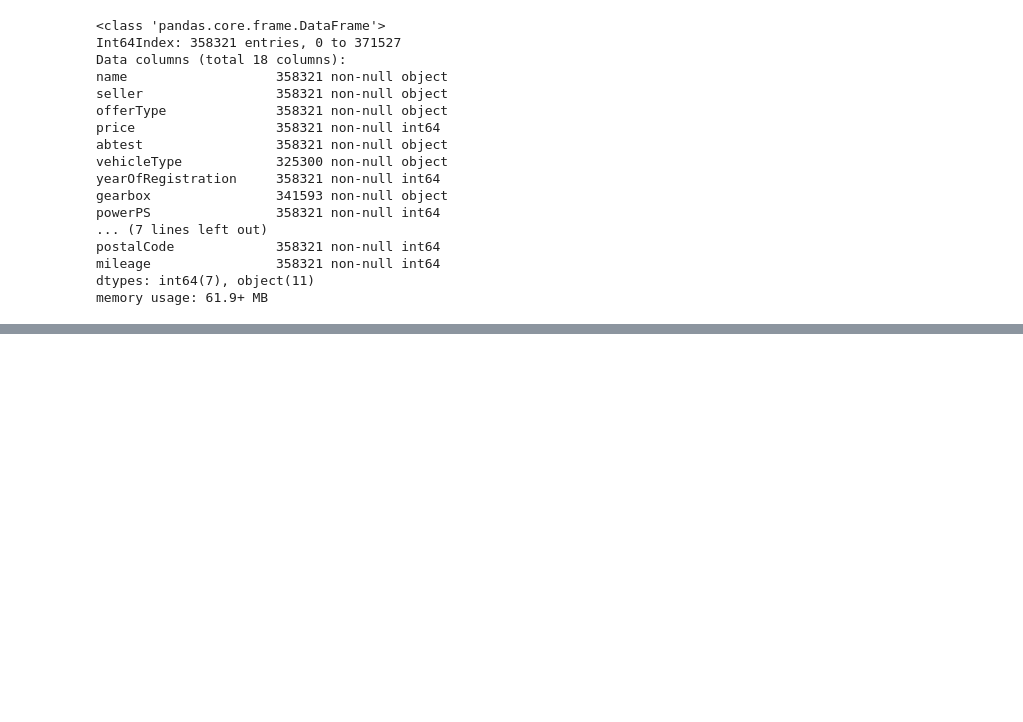
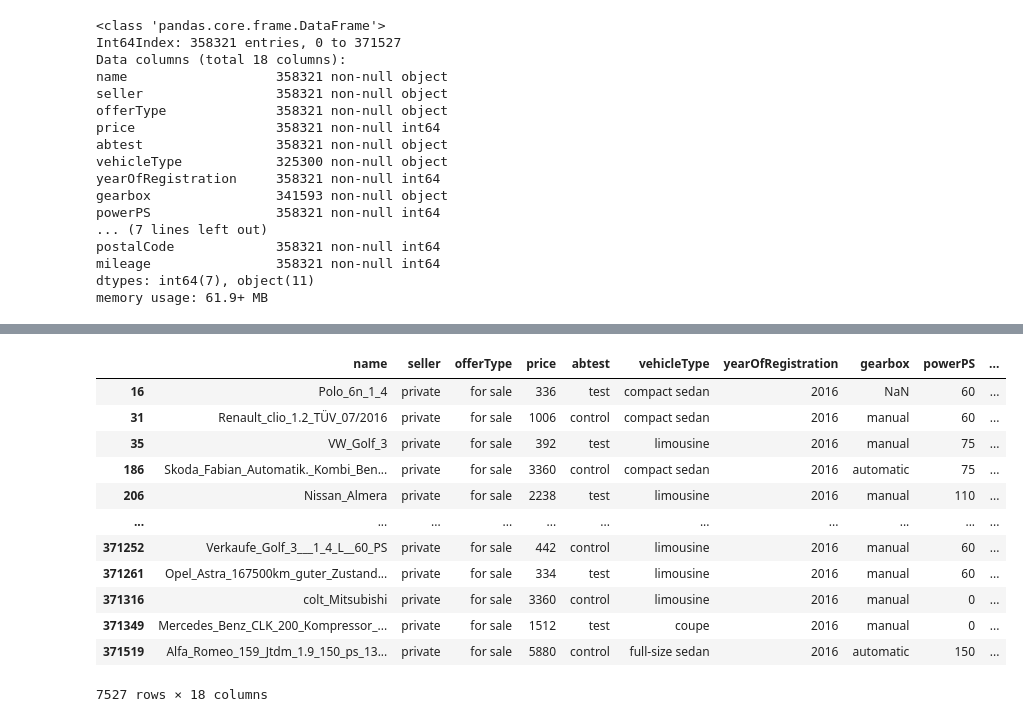
Before and after one commit to thomsu/Ebay-Car-Ads, a Jupyter notebook: CarRegression.ipynb, the cells around one changed output, grey strips where cells are left out. Drawn from its saved outputs; the diff is of its cells as text; code cells hidden in the pictures; blank space fills up the shorter version.

```diff
--- a/CarRegression.ipynb
+++ b/CarRegression.ipynb
@@ -370,0 +496,18 @@ subdf1[subdf1.isna().sum(axis=1)==5]
+# %%
+df.drop(df[(df['yearOfRegistration']>2016) | (df['yearOfRegistration']<1900)].index, axis=0, inplace=True)
+# %%
+df[(df['yearOfRegistration']==2016) & (df['monthOfRegistration']>3)]
+# %% [output]
+|  | name | seller | offerType | price | abtest | vehicleType | yearOfRegistration | gearbox | powerPS | ... |
+| 16 | Polo_6n_1_4 | private | for sale | 336 | test | compact sedan | 2016 | NaN | 60 | ... |
+| 31 | Renault_clio_1.2_TÜV_07/2016 | private | for sale | 1006 | control | compact sedan | 2016 | manual | 60 | ... |
+| 35 | VW_Golf_3 | private | for sale | 392 | test | limousine | 2016 | manual | 75 | ... |
+| 186 | Skoda_Fabian_Automatik._Kombi_Ben... | private | for sale | 3360 | control | compact sedan | 2016 | automatic | 75 | ... |
+| 206 | Nissan_Almera | private | for sale | 2238 | test | limousine | 2016 | manual | 110 | ... |
+| ... | ... | ... | ... | ... | ... | ... | ... | ... | ... | ... |
+| 371252 | Verkaufe_Golf_3___1_4_L__60_PS | private | for sale | 442 | control | limousine | 2016 | manual | 60 | ... |
+| 371261 | Opel_Astra_167500km_guter_Zustand... | private | for sale | 334 | test | limousine | 2016 | manual | 60 | ... |
+| 371316 | colt_Mitsubishi | private | for sale | 3360 | control | limousine | 2016 | manual | 0 | ... |
+| 371349 | Mercedes_Benz_CLK_200_Kompressor_... | private | for sale | 1512 | test | coupe | 2016 | manual | 0 | ... |
+| 371519 | Alfa_Romeo_159_Jtdm_1.9_150_ps_13... | private | for sale | 5880 | control | full-size sedan | 2016 | automatic | 150 | ... |
+7527 rows × 18 columns
```
Also changed, not shown: parts of 28 cells of this notebook.
